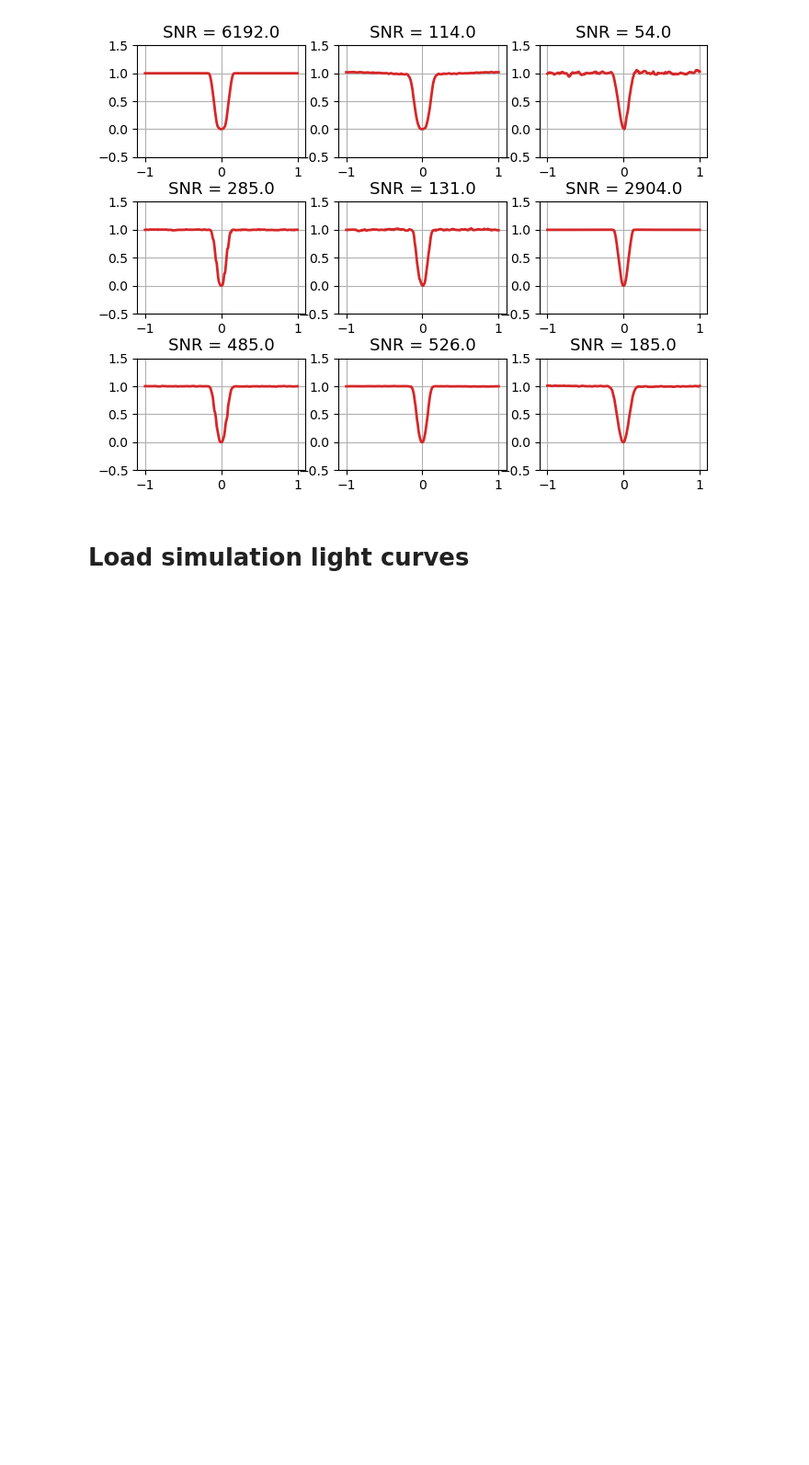
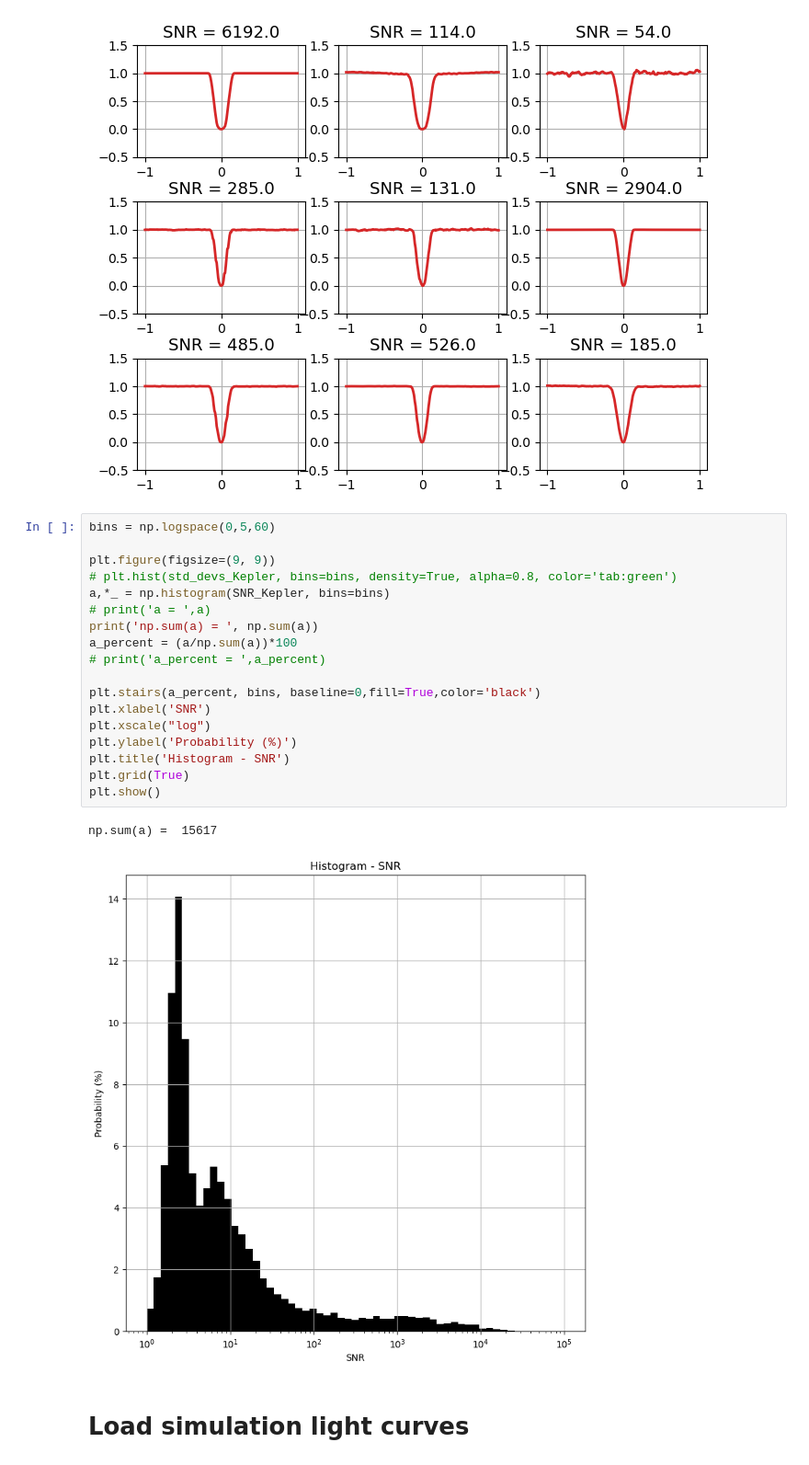
Before and after one commit to abrahammathews2000/mega, a Jupyter notebook: ml_training/overlap_lightcurves_simul_kepler.ipynb, the cells around one changed output. Shown at 92% size. Saved outputs shown, nothing was run; the diff lists cells and outputs as text; blank space fills up the shorter version.

Commit message:
Add code to plot the histogram of SNR distribution of Kepler Dataset

```diff
--- a/ml_training/overlap_lightcurves_simul_kepler.ipynb
+++ b/ml_training/overlap_lightcurves_simul_kepler.ipynb
@@ -185,6 +185,27 @@ for i in np.arange(0,num):
 No. of light curves with SNR > 50 =  1952
 Total no. of light curves =  15737
 [figure]
+# %%
+bins = np.logspace(0,5,60)
+
+plt.figure(figsize=(9, 9))
+# plt.hist(std_devs_Kepler, bins=bins, density=True, alpha=0.8, color='tab:green')
+a,*_ = np.histogram(SNR_Kepler, bins=bins)
+# print('a = ',a)
+print('np.sum(a) = ', np.sum(a))
+a_percent = (a/np.sum(a))*100
+# print('a_percent = ',a_percent)
+
+plt.stairs(a_percent, bins, baseline=0,fill=True,color='black')
+plt.xlabel('SNR')
+plt.xscale("log")
+plt.ylabel('Probability (%)')
+plt.title('Histogram - SNR')
+plt.grid(True)
+plt.show()
+# %% [output]
+np.sum(a) =  15617
+[figure, added]
 # %% [markdown]
 # Load simulation light curves
 # %%
```
